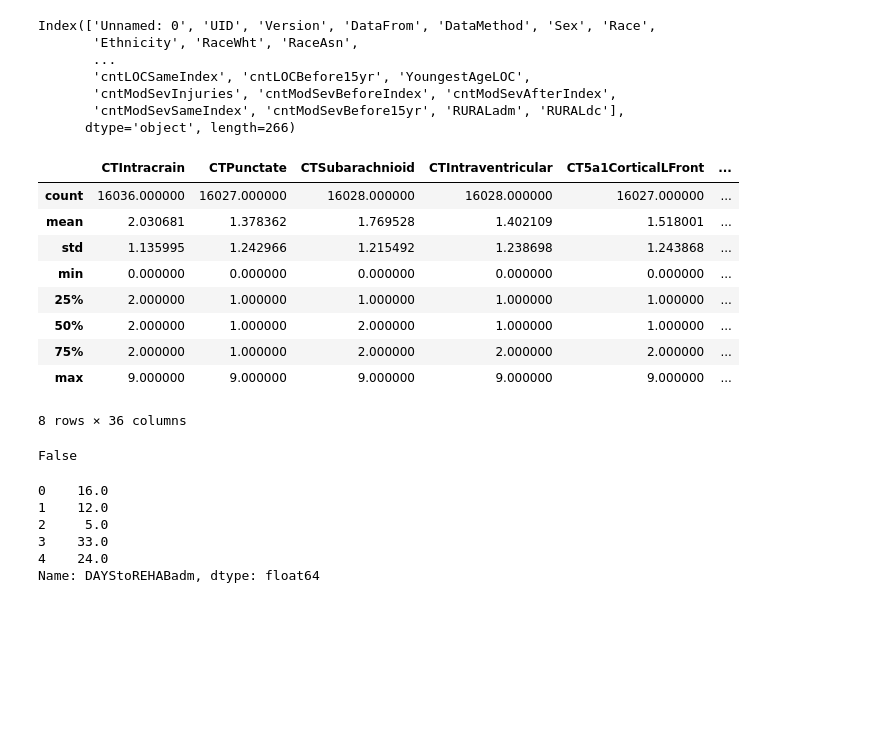
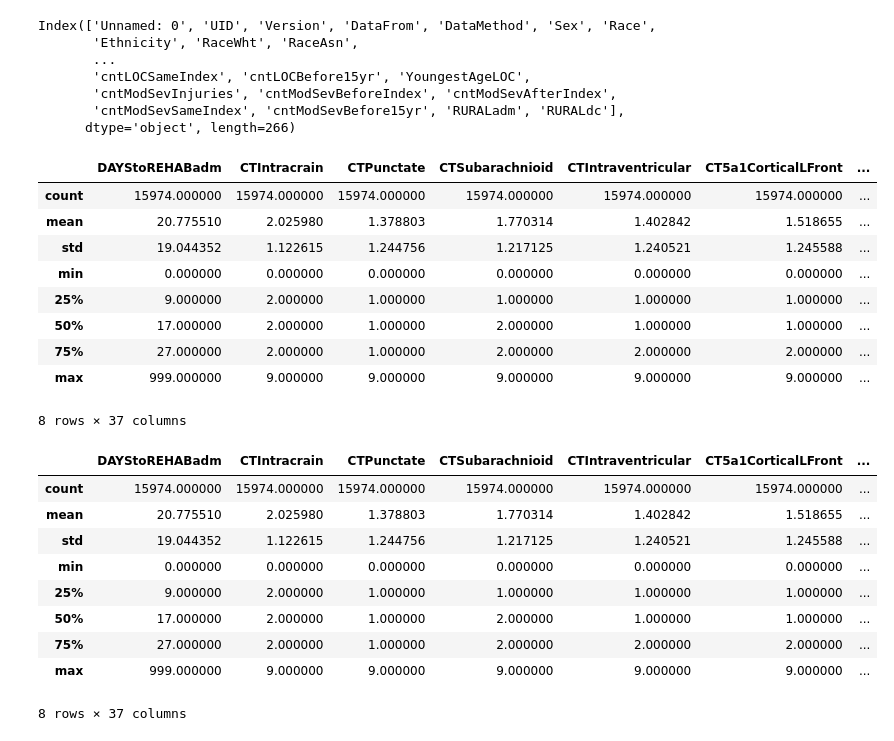
Before and after one commit to shashank2000/timePredictor, a Jupyter notebook: initial exploration.ipynb, the cells around one changed output. Drawn from its saved outputs; the diff is of its cells as text; code cells hidden in the pictures; blank space fills up the shorter version.

```diff
--- a/initial exploration.ipynb
+++ b/initial exploration.ipynb
@@ -30 +29,9 @@ form_data = form1_data[pd.notnull(form1_data['CTFrag'])]
+# %%
+form_data = form1_data[pd.notnull(form1_data['CTFrag'])]
+form_data = form_data[pd.notnull(form_data['CTPunctate'])]
+form_data = form_data[pd.notnull(form_data['SCI'])]
+final = form_data[pd.notnull(form_data['CT7c1AxialLNS'])]
+final = final[pd.notnull(final['CT5b3CorticalNTemp'])]
+final = final[pd.notnull(final['CT7c1AxialLNS'])]
+final = final[pd.notnull(final['CT5b1CorticalLTemp'])]
 # %%
@@ -32,31 +39,39 @@ y = form_data.DAYStoREHABadm
 # %%
-features = ['CTIntracrain', 'CTPunctate', 'CTSubarachnioid', 'CTIntraventricular', 'CT5a1CorticalLFront', 'CT5a2CorticalRFront', 'CT5a3CorticalNFront', 'CT5b1CorticalLTemp', 'CT5b2CorticalRTemp', 'CT5b3CorticalNTemp', 'CT5c1CorticalLPar', 'CT5c2CorticalRPar', 'CT5c3CorticalNPar', 'CT5d1CorticalLOcc', 'CT5d2CorticalROcc', 'CT5d3CorticalNOcc', 'CT5e1CorticalLUnk', 'CT5e2CorticalRUnk', 'CT5e3CorticalNUnk', 'CT6aNonCortL', 'CT6aNonCortR', 'CT6aNonCortN', 'CT7a1AxialLEpi', 'CT7a2AxialREpi', 'CT7a3AxialNEpi', 'CT7b1AxialLSub', 'CT7b2AxialRSub', 'CT7b3AxialNSub', 'CT7c1AxialLNS', 'CT7c2AxialRNS', 'CT7c3AxialNNS', 'CT7d1FalcineSub', 'CT7d2FalcineSAH', 'CT7d3FalcineUnk', 'CTFrag', 'SCI']
-
-X = form_data[features]
+features = ['DAYStoREHABadm', 'CTIntracrain', 'CTPunctate', 'CTSubarachnioid', 'CTIntraventricular', 'CT5a1CorticalLFront', 'CT5a2CorticalRFront', 'CT5a3CorticalNFront', 'CT5b1CorticalLTemp', 'CT5b2CorticalRTemp', 'CT5b3CorticalNTemp', 'CT5c1CorticalLPar', 'CT5c2CorticalRPar', 'CT5c3CorticalNPar', 'CT5d1CorticalLOcc', 'CT5d2CorticalROcc', 'CT5d3CorticalNOcc', 'CT5e1CorticalLUnk', 'CT5e2CorticalRUnk', 'CT5e3CorticalNUnk', 'CT6aNonCortL', 'CT6aNonCortR', 'CT6aNonCortN', 'CT7a1AxialLEpi', 'CT7a2AxialREpi', 'CT7a3AxialNEpi', 'CT7b1AxialLSub', 'CT7b2AxialRSub', 'CT7b3AxialNSub', 'CT7c1AxialLNS', 'CT7c2AxialRNS', 'CT7c3AxialNNS', 'CT7d1FalcineSub', 'CT7d2FalcineSAH', 'CT7d3FalcineUnk', 'CTFrag', 'SCI']
+for variable in features:
+    final = final[pd.notnull(final[variable])]
+X = final[features]
 X.describe()
 # %% [output]
-|  | CTIntracrain | CTPunctate | CTSubarachnioid | CTIntraventricular | CT5a1CorticalLFront | ... |
-| count | 16036.000000 | 16027.000000 | 16028.000000 | 16028.000000 | 16027.000000 | ... |
-| mean | 2.030681 | 1.378362 | 1.769528 | 1.402109 | 1.518001 | ... |
-| std | 1.135995 | 1.242966 | 1.215492 | 1.238698 | 1.243868 | ... |
-| min | 0.000000 | 0.000000 | 0.000000 | 0.000000 | 0.000000 | ... |
-| 25% | 2.000000 | 1.000000 | 1.000000 | 1.000000 | 1.000000 | ... |
-| 50% | 2.000000 | 1.000000 | 2.000000 | 1.000000 | 1.000000 | ... |
-| 75% | 2.000000 | 1.000000 | 2.000000 | 2.000000 | 2.000000 | ... |
-| max | 9.000000 | 9.000000 | 9.000000 | 9.000000 | 9.000000 | ... |
+|  | DAYStoREHABadm | CTIntracrain | CTPunctate | CTSubarachnioid | CTIntraventricular | CT5a1CorticalLFront | ... |
+| count | 15974.000000 | 15974.000000 | 15974.000000 | 15974.000000 | 15974.000000 | 15974.000000 | ... |
+| mean | 20.775510 | 2.025980 | 1.378803 | 1.770314 | 1.402842 | 1.518655 | ... |
+| std | 19.044352 | 1.122615 | 1.244756 | 1.217125 | 1.240521 | 1.245588 | ... |
+| min | 0.000000 | 0.000000 | 0.000000 | 0.000000 | 0.000000 | 0.000000 | ... |
+| 25% | 9.000000 | 2.000000 | 1.000000 | 1.000000 | 1.000000 | 1.000000 | ... |
+| 50% | 17.000000 | 2.000000 | 1.000000 | 2.000000 | 1.000000 | 1.000000 | ... |
+| 75% | 27.000000 | 2.000000 | 1.000000 | 2.000000 | 2.000000 | 2.000000 | ... |
+| max | 999.000000 | 9.000000 | 9.000000 | 9.000000 | 9.000000 | 9.000000 | ... |
-8 rows × 36 columns
+8 rows × 37 columns
-# %%
-X = X.fillna(X.mean())
-X = X.dropna(axis=0)
-X.head()
-# %% [output]
-False
-# %%
-y.head()
-# %% [output]
-0    16.0
-1    12.0
-2     5.0
-3    33.0
-4    24.0
-Name: DAYStoREHABadm, dtype: float64
+# %%
+# we need to clean up the dataset - take away all datapoints that contain even a single 0 in the features that we are looking at
+X = X.dropna(axis=0)
+X = X.astype('int64')
+X.describe()
+# for variable in features:
+#     X[variable] = X[variable].astype('int64')
+# X.dtypes
+# for variable in features:
+#     final = final[final[variable] != 0]
+# X.head()
+# %% [output]
+|  | DAYStoREHABadm | CTIntracrain | CTPunctate | CTSubarachnioid | CTIntraventricular | CT5a1CorticalLFront | ... |
+| count | 15974.000000 | 15974.000000 | 15974.000000 | 15974.000000 | 15974.000000 | 15974.000000 | ... |
+| mean | 20.775510 | 2.025980 | 1.378803 | 1.770314 | 1.402842 | 1.518655 | ... |
+| std | 19.044352 | 1.122615 | 1.244756 | 1.217125 | 1.240521 | 1.245588 | ... |
+| min | 0.000000 | 0.000000 | 0.000000 | 0.000000 | 0.000000 | 0.000000 | ... |
+| 25% | 9.000000 | 2.000000 | 1.000000 | 1.000000 | 1.000000 | 1.000000 | ... |
+| 50% | 17.000000 | 2.000000 | 1.000000 | 2.000000 | 1.000000 | 1.000000 | ... |
+| 75% | 27.000000 | 2.000000 | 1.000000 | 2.000000 | 2.000000 | 2.000000 | ... |
+| max | 999.000000 | 9.000000 | 9.000000 | 9.000000 | 9.000000 | 9.000000 | ... |
+8 rows × 37 columns
```
Also changed, not shown: parts of 7 cells of this notebook.
